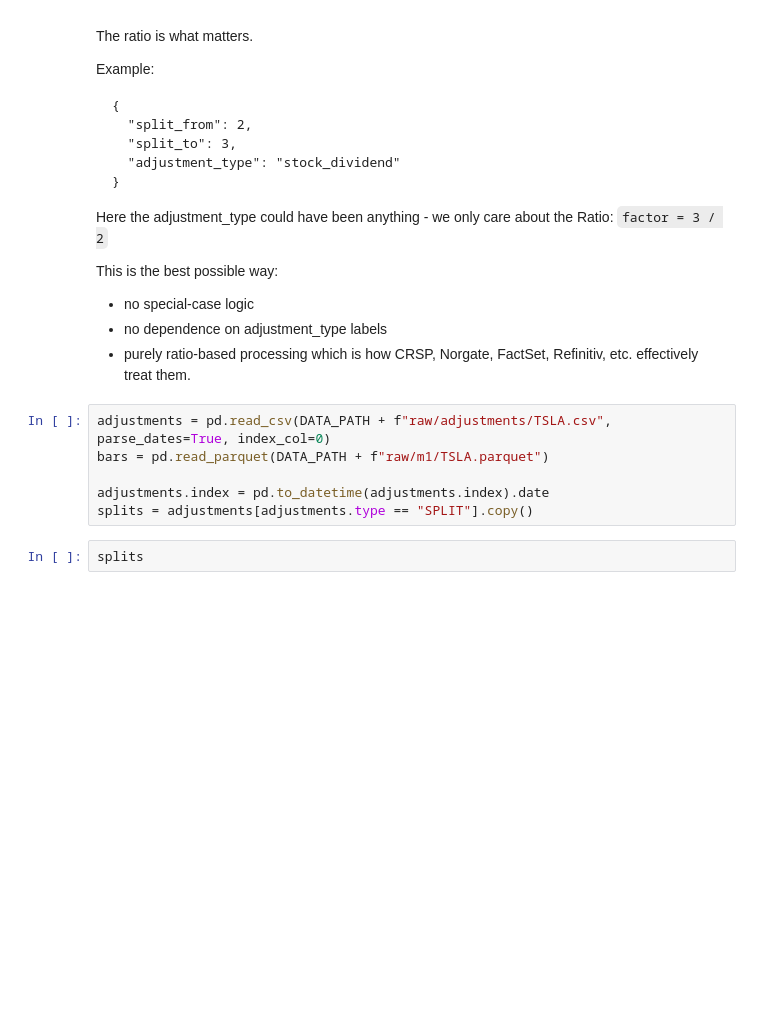
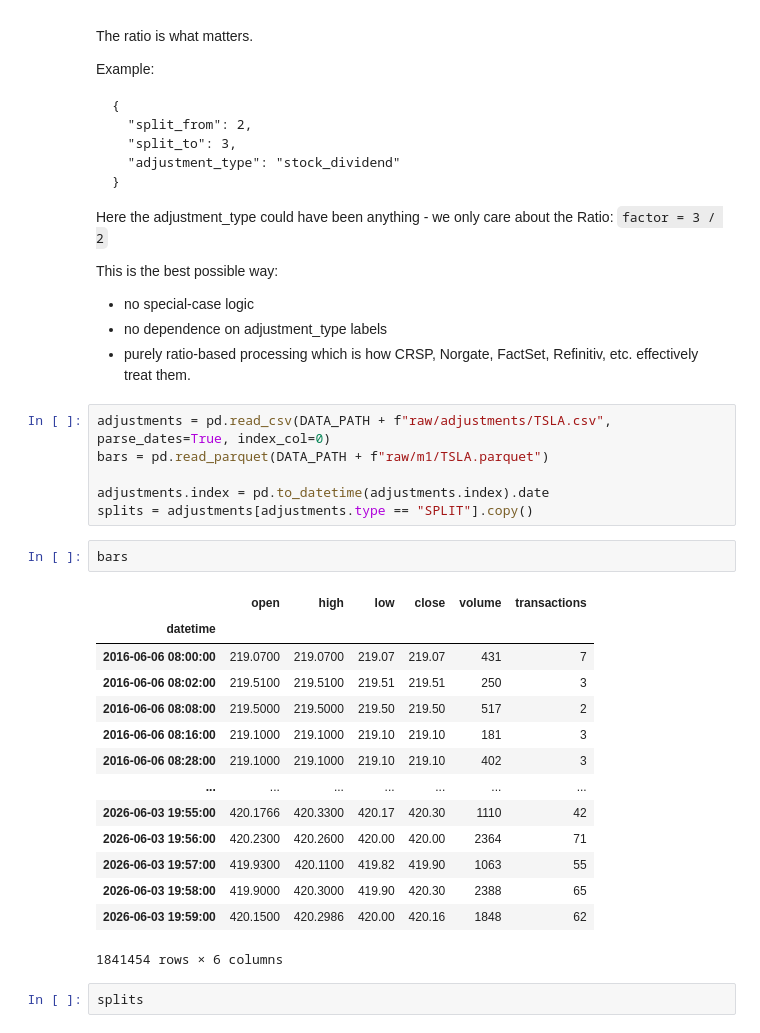
Before and after one commit to sharmad/data_clean, a Jupyter notebook: dev_prod/07_process.ipynb, the cells around one changed output. Drawn from its saved outputs; the diff is of its cells as text; blank space fills up the shorter version.

```diff
--- a/dev_prod/07_process.ipynb
+++ b/dev_prod/07_process.ipynb
@@ -78,6 +78,23 @@ bars = pd.read_parquet(DATA_PATH + f"raw/m1/TSLA.parquet")
 
 adjustments.index = pd.to_datetime(adjustments.index).date
 splits = adjustments[adjustments.type == "SPLIT"].copy()
+# %%
+bars
+# %% [output]
+|  | open | high | low | close | volume | transactions |
+| datetime |  |  |  |  |  |  |
+| 2016-06-06 08:00:00 | 219.0700 | 219.0700 | 219.07 | 219.07 | 431 | 7 |
+| 2016-06-06 08:02:00 | 219.5100 | 219.5100 | 219.51 | 219.51 | 250 | 3 |
+| 2016-06-06 08:08:00 | 219.5000 | 219.5000 | 219.50 | 219.50 | 517 | 2 |
+| 2016-06-06 08:16:00 | 219.1000 | 219.1000 | 219.10 | 219.10 | 181 | 3 |
+| 2016-06-06 08:28:00 | 219.1000 | 219.1000 | 219.10 | 219.10 | 402 | 3 |
+| ... | ... | ... | ... | ... | ... | ... |
+| 2026-06-03 19:55:00 | 420.1766 | 420.3300 | 420.17 | 420.30 | 1110 | 42 |
+| 2026-06-03 19:56:00 | 420.2300 | 420.2600 | 420.00 | 420.00 | 2364 | 71 |
+| 2026-06-03 19:57:00 | 419.9300 | 420.1100 | 419.82 | 419.90 | 1063 | 55 |
+| 2026-06-03 19:58:00 | 419.9000 | 420.3000 | 419.90 | 420.30 | 2388 | 65 |
+| 2026-06-03 19:59:00 | 420.1500 | 420.2986 | 420.00 | 420.16 | 1848 | 62 |
+1841454 rows × 6 columns
 # %%
 splits
 # %% [output]
```
Also changed, not shown: parts of 11 cells of this notebook, 1 other file.
